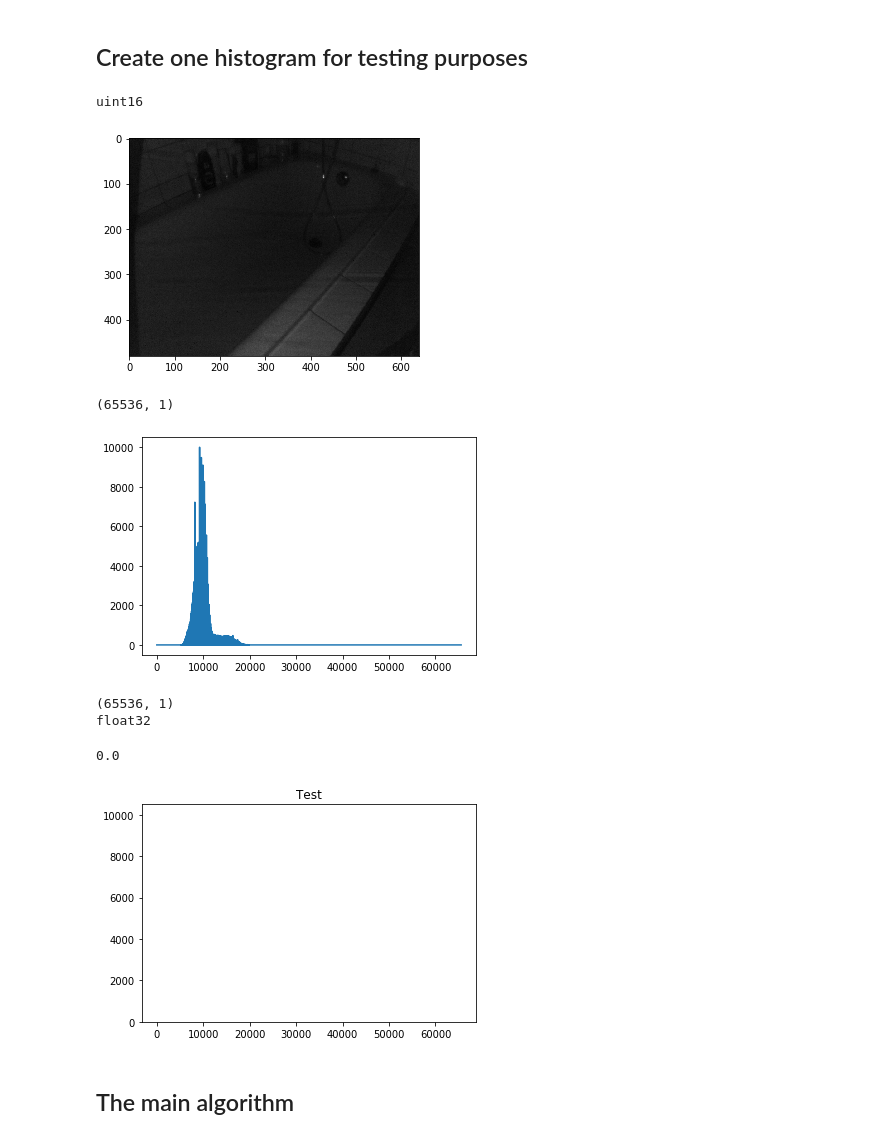
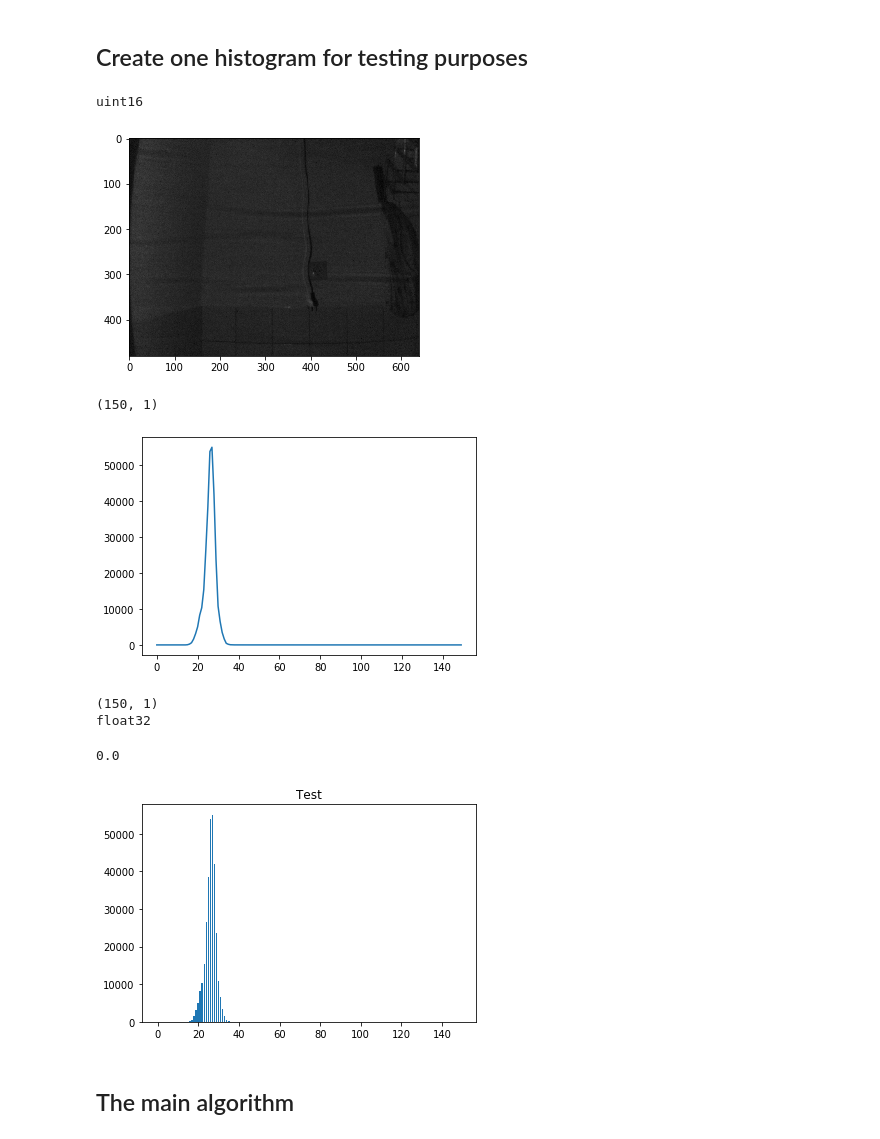
Before and after one commit to jufi2112/BelegPrograms, a Jupyter notebook: Visualization/Histogram_Test.ipynb, the cells around one changed output. Saved outputs shown, nothing was run; the diff lists cells and outputs as text; code cells hidden in the pictures.

```diff
--- a/Visualization/Histogram_Test.ipynb
+++ b/Visualization/Histogram_Test.ipynb
@@ -7,7 +7,8 @@ from pathlib import Path
 # %% [markdown]
 ## Path to images
 # %%
-path_images_base = '/home/julien/Dokumente/Beleg/BelegDaten/validation'
+#path_images_base = '/home/julien/Dokumente/Beleg/BelegDaten/validation'
+path_images_base = '/media/julien/Transcend/Beleg/data/validation'
 path_ir = os.path.join(path_images_base, 'Infrared')
 path_depth = os.path.join(path_images_base, 'Depth')
 # %% [markdown]
@@ -20,26 +21,26 @@ files = [file for file in available_files if Path(file).suffix == '.png']
 # %%
 %matplotlib inline
 img = cv2.imread(os.path.join(path_ir, files[0]), cv2.IMREAD_ANYDEPTH)
 max_val = np.amax(img)
 print(img.dtype)
 plt.imshow(img, cmap="gray")
 plt.show()
-hist = cv2.calcHist([img], [0], None, [65536], [0,65535])
+hist = cv2.calcHist([img], [0], None, [150], [0,65535])
 print(hist.shape)
 plt.plot(hist)
 #plt.xlim([0,max_val])
 #plt.yscale('log')
 plt.show()
 # %% [output]
 uint16
-[figure, old version]
+[figure, new version]
-(65536, 1)
+(150, 1)
-[figure, old version]
+[figure, new version]
 # %%
 print(hist.shape)
 print(hist.dtype)
 # %% [output]
-(65536, 1)
+(150, 1)
 float32
 # %%
 hist[10000][0]
@@ -51,7 +52,7 @@ axs.bar(np.arange(hist.shape[0]), hist.reshape(hist.shape[0]))
 axs.set_title('Test')
 plt.show()
 # %% [output]
-[figure, old version]
+[figure, new version]
 # %% [markdown]
 ## The main algorithm
 # %%
```
Also changed, not shown: parts of 2 cells of this notebook, 6 other files.
